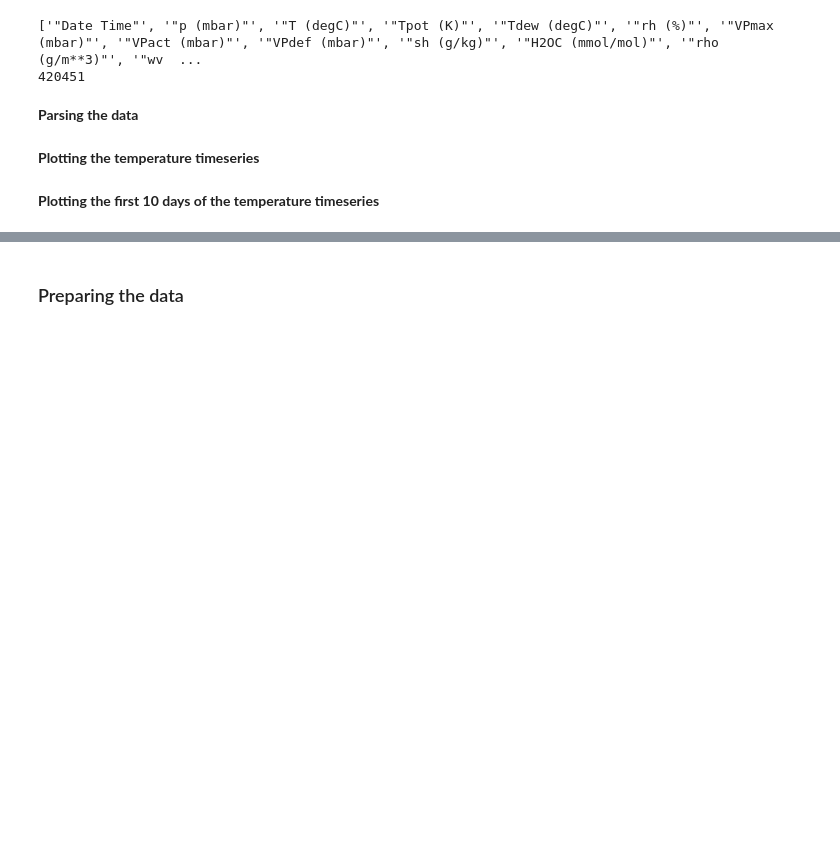
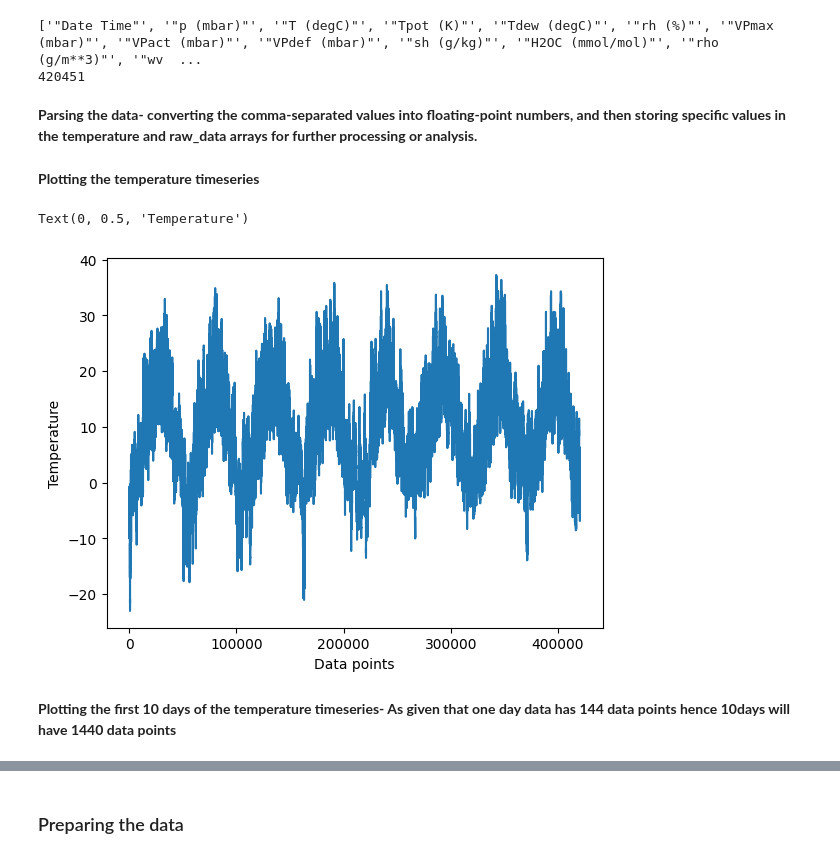
Before and after one commit to Nisha40108/ADVANCED-MACHINE-LEARNING-64061-, a Jupyter notebook: Assignment 3 RNN.ipynb, the cells around one changed output, grey strips where cells are left out. Drawn from its saved outputs; the diff is of its cells as text; code cells hidden in the pictures; blank space fills up the shorter version.

```diff
--- a/Assignment 3 RNN.ipynb
+++ b/Assignment 3 RNN.ipynb
@@ -41,8 +41,8 @@ print(len(lines))
 # %% [output]
 ['"Date Time"', '"p (mbar)"', '"T (degC)"', '"Tpot (K)"', '"Tdew (degC)"', '"rh (%)"', '"VPmax (mbar)"', '"VPact (mbar)"', '"VPdef (mbar)"', '"sh (g/kg)"', '"H2OC (mmol/mol)"', '"rho (g/m**3)"', '"wv  ...
 420451
-# %% [markdown]
-**Parsing the data**
+# %% [markdown]
+**Parsing the data- converting the comma-separated values into floating-point numbers, and then storing specific values in the temperature and raw_data arrays for further processing or analysis.**
 # %%
 import numpy as np
 temperature = np.zeros((len(lines),))
@@ -56,7 +56,12 @@ for i, line in enumerate(lines):
 # %%
 from matplotlib import pyplot as plt
 plt.plot(range(len(temperature)), temperature)
+plt.xlabel('Data points')
+plt.ylabel('Temperature')
+# %% [output]
+Text(0, 0.5, 'Temperature')
+[figure, added]
 # %% [markdown]
-**Plotting the first 10 days of the temperature timeseries**
+**Plotting the first 10 days of the temperature timeseries- As given that one day data has 144 data points hence 10days will have 1440 data points**
 # %%
 plt.plot(range(1440), temperature[:1440])
```
Also changed, not shown: parts of 7 cells of this notebook.
